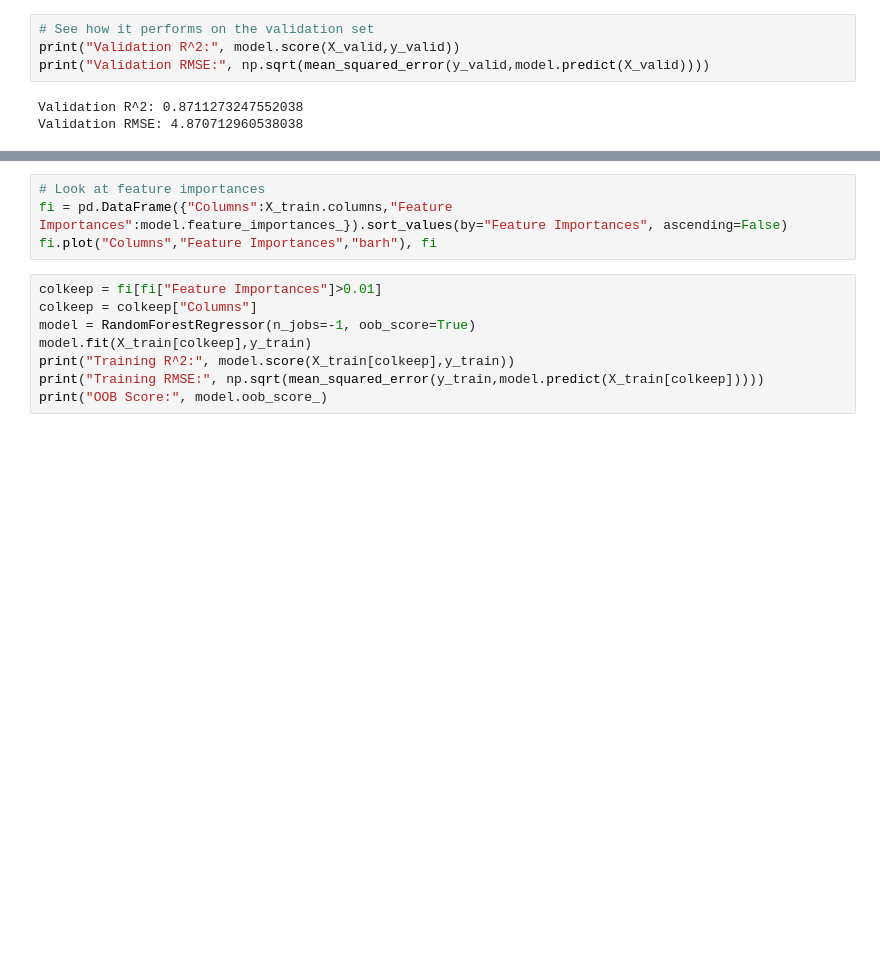
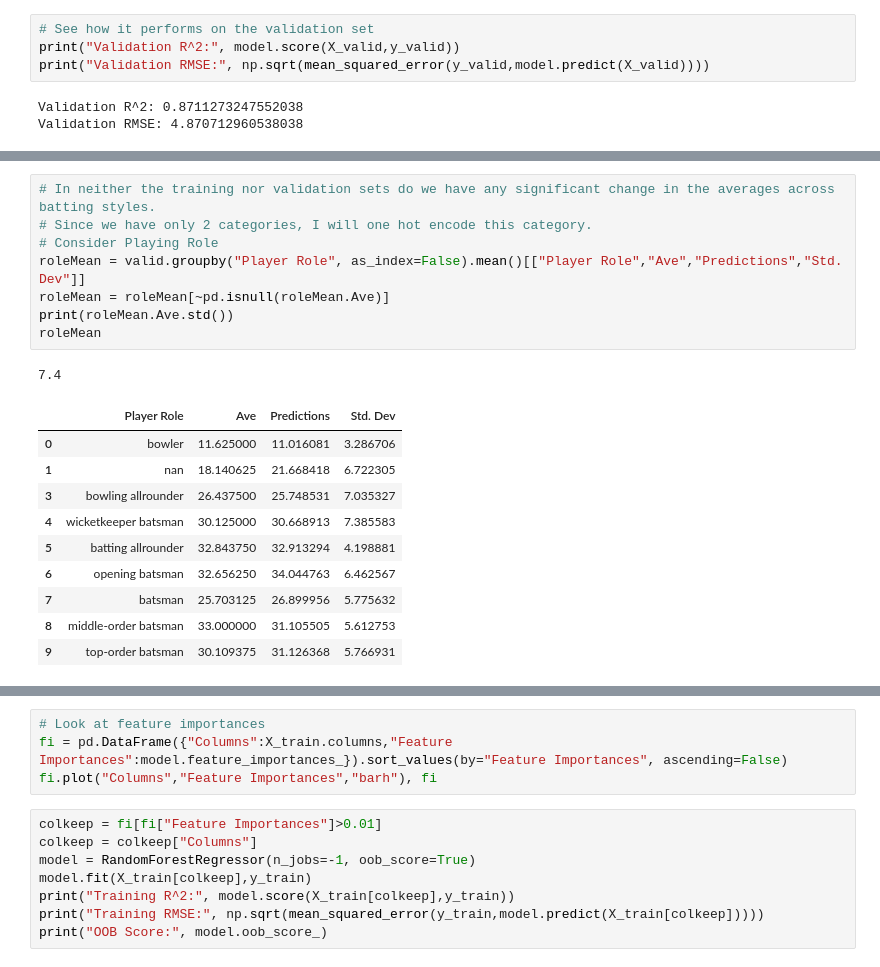
Before and after one commit to rushilg99/cricketbattingStats, a Jupyter notebook: battingstatsRF.ipynb, the cells around one changed output, grey strips where cells are left out. Drawn from its saved outputs; the diff is of its cells as text; blank space fills up the shorter version.

```diff
--- a/battingstatsRF.ipynb
+++ b/battingstatsRF.ipynb
@@ -579,0 +697,20 @@ natMean
+# %%
+# In neither the training nor validation sets do we have any significant change in the averages across batting styles.
+# Since we have only 2 categories, I will one hot encode this category.
+# Consider Playing Role
+roleMean = valid.groupby("Player Role", as_index=False).mean()[["Player Role","Ave","Predictions","Std. Dev"]]
+roleMean = roleMean[~pd.isnull(roleMean.Ave)]
+print(roleMean.Ave.std())
+roleMean
+# %% [output]
+7.4
+|  | Player Role | Ave | Predictions | Std. Dev |
+| 0 | bowler | 11.625000 | 11.016081 | 3.286706 |
+| 1 | nan | 18.140625 | 21.668418 | 6.722305 |
+| 3 | bowling allrounder | 26.437500 | 25.748531 | 7.035327 |
+| 4 | wicketkeeper batsman | 30.125000 | 30.668913 | 7.385583 |
+| 5 | batting allrounder | 32.843750 | 32.913294 | 4.198881 |
+| 6 | opening batsman | 32.656250 | 34.044763 | 6.462567 |
+| 7 | batsman | 25.703125 | 26.899956 | 5.775632 |
+| 8 | middle-order batsman | 33.000000 | 31.105505 | 5.612753 |
+| 9 | top-order batsman | 30.109375 | 31.126368 | 5.766931 |
```
Also changed, not shown: parts of 12 cells of this notebook.
